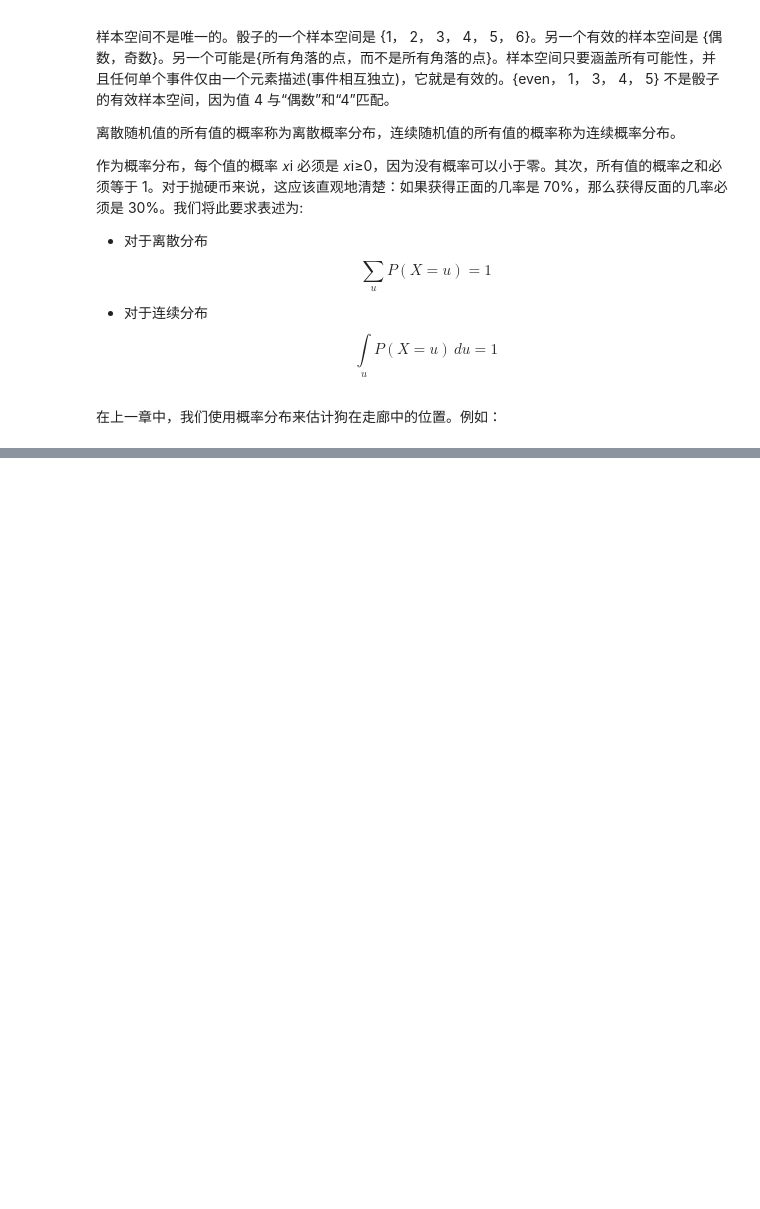
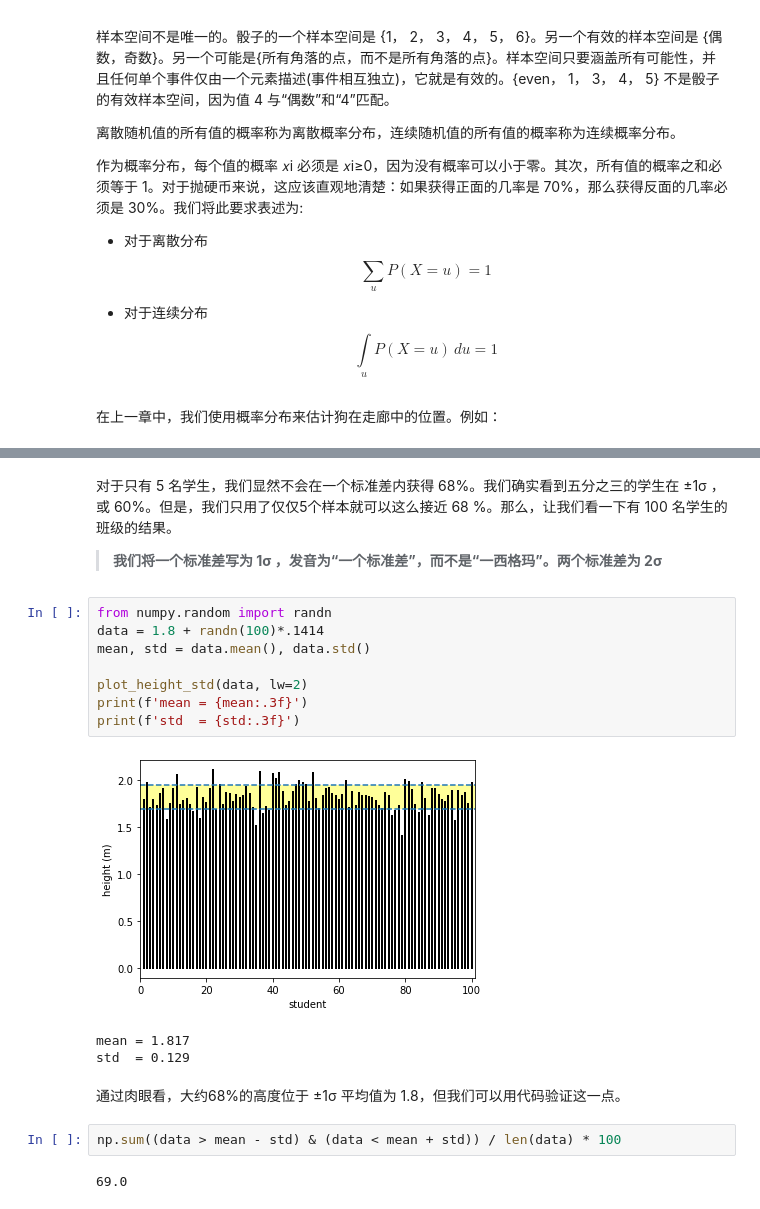
Before and after one commit to SunJianboGitHub/KalmanFilter, a Jupyter notebook: 03-高斯.ipynb, the cells around one changed output, grey strips where cells are left out. Saved outputs shown, nothing was run; the diff lists cells and outputs as text; blank space fills up the shorter version.

```diff
--- a/03-高斯.ipynb
+++ b/03-高斯.ipynb
@@ -61,0 +239,22 @@ $$\begin{gathered}P(X{=}H) = 0.5\\P(X{=}T)=0.5\end{gathered}$$
+# %% [markdown]
+对于只有 5 名学生，我们显然不会在一个标准差内获得 68%。我们确实看到五分之三的学生在 ±1σ ，或 60%。但是，我们只用了仅仅5个样本就可以这么接近 68 %。那么，让我们看一下有 100 名学生的班级的结果。
+
+> **我们将一个标准差写为 1σ ，发音为“一个标准差”，而不是“一西格玛”。两个标准差为 2σ**
+# %%
+from numpy.random import randn
+data = 1.8 + randn(100)*.1414
+mean, std = data.mean(), data.std()
+
+plot_height_std(data, lw=2)
+print(f'mean = {mean:.3f}')
+print(f'std  = {std:.3f}')
+# %% [output]
+[figure, added]
+mean = 1.817
+std  = 0.129
+# %% [markdown]
+通过肉眼看，大约68%的高度位于 ±1σ 平均值为 1.8，但我们可以用代码验证这一点。
+# %%
+np.sum((data > mean - std) & (data < mean + std)) / len(data) * 100
+# %% [output]
+69.0
```
Also changed, not shown: parts of 32 cells of this notebook.
